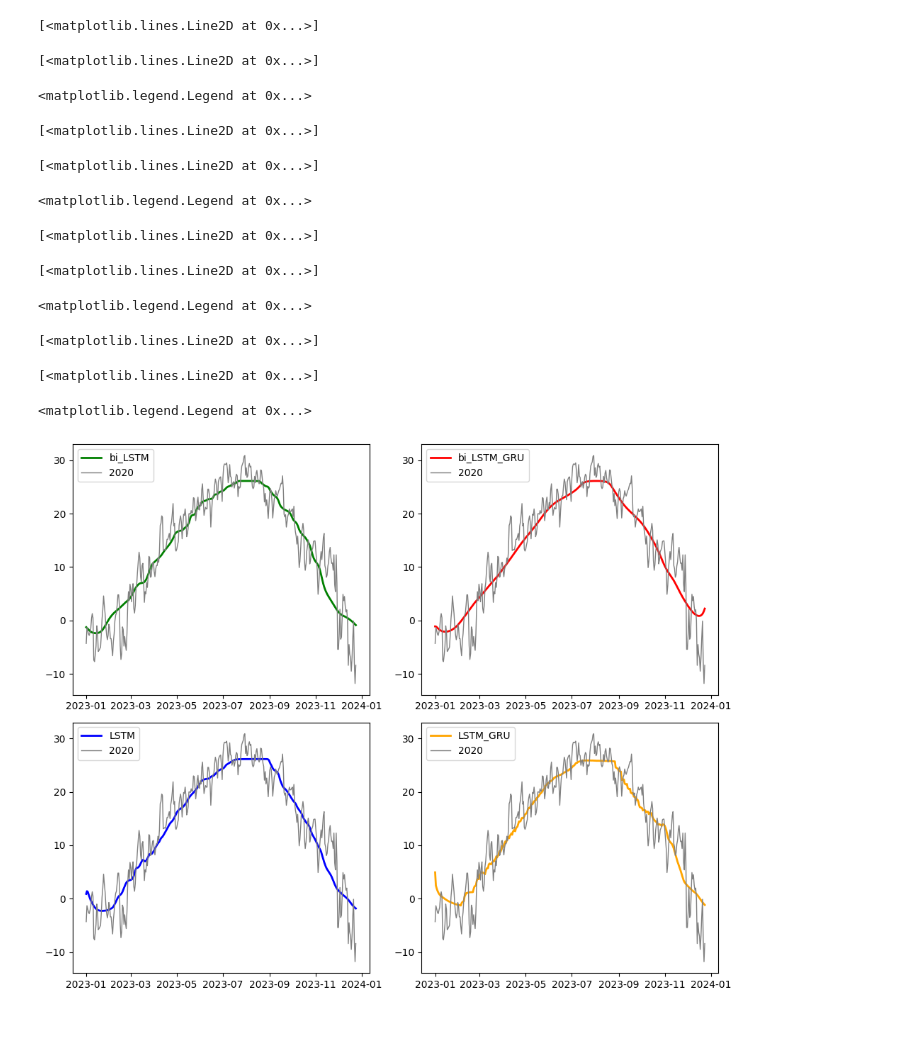
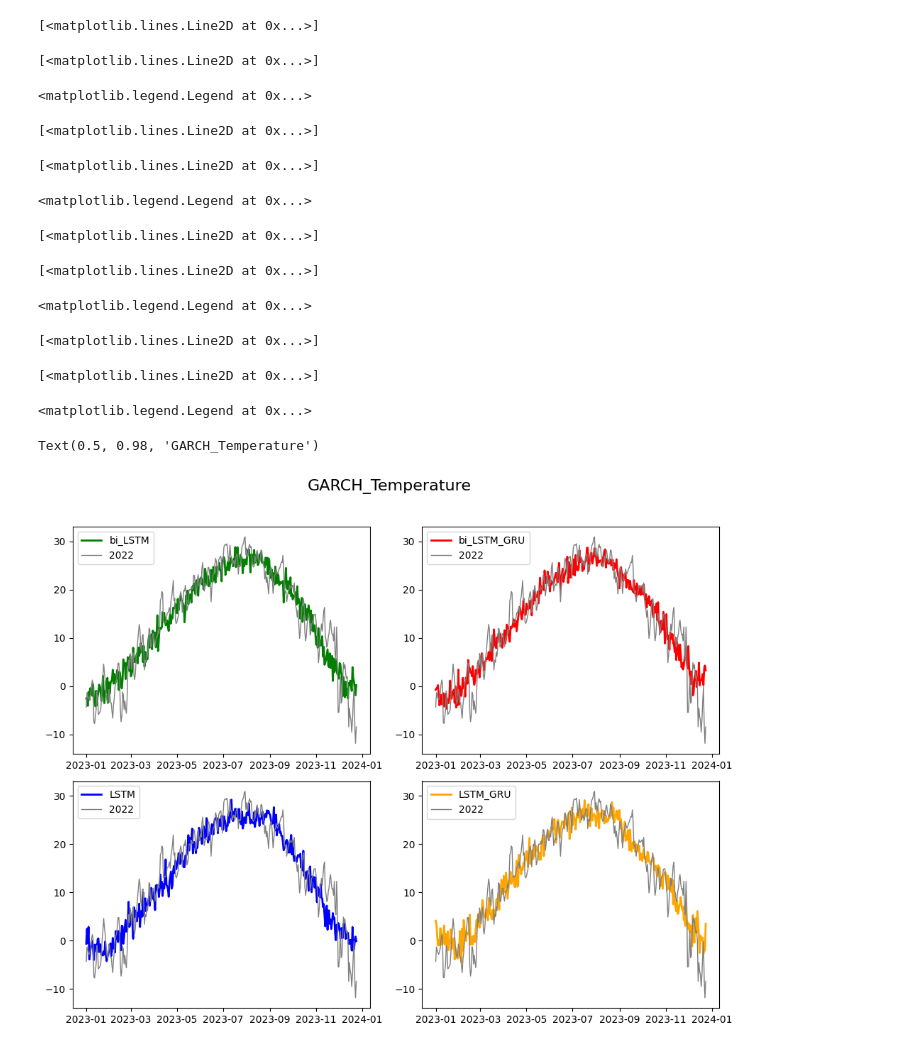
Before and after one commit to kimjuhwan1234/Bigdata_Analysis, a Jupyter notebook: Codes/EDA.ipynb, the cells around one changed output. Saved outputs shown, nothing was run; the diff lists cells and outputs as text; code cells hidden in the pictures.

```diff
--- a/Codes/EDA.ipynb
+++ b/Codes/EDA.ipynb
@@ -20,0 +19,5 @@ benchmark=benchmark.iloc[:358]
+# %%
+benchmark = data['평균기온'][data['년'] == '2022']
+benchmark = pd.DataFrame(benchmark.iloc[:358])
+benchmark.reset_index(inplace=True)
+benchmark.pop('index')
@@ -56,35 +133,42 @@ Text(0.5, 1.0, 'Predicted avg_Temperature')
 # %%
-fig, axs = plt.subplots(2,2, figsize=(10,8))
-axs[0, 0].plot(X, Y1, color="green", linewidth="2", label="bi_LSTM")
-axs[0, 0].plot(X, benchmark, color="grey", linewidth="1", label="2020")
+Z1 = sub1['GARCH_Temperature']
+Z2 = sub2['GARCH_Temperature']
+Z3 = sub3['GARCH_Temperature']
+Z4 = sub4['GARCH_Temperature']
+
+fig, axs = plt.subplots(2, 2, figsize=(10, 8))
+axs[0, 0].plot(X, Z1, color="green", linewidth="2", label="bi_LSTM")
+axs[0, 0].plot(X, benchmark, color="grey", linewidth="1", label="2022")
 axs[0, 0].legend(loc="upper left")
 
-axs[0, 1].plot(X, Y2, color="red", linewidth="2", label="bi_LSTM_GRU")
-axs[0, 1].plot(X, benchmark, color="grey", linewidth="1", label="2020")
+axs[0, 1].plot(X, Z2, color="red", linewidth="2", label="bi_LSTM_GRU")
+axs[0, 1].plot(X, benchmark, color="grey", linewidth="1", label="2022")
 axs[0, 1].legend(loc="upper left")
 
-axs[1, 0].plot(X, Y3, color="blue", linewidth="2", label="LSTM")
-axs[1, 0].plot(X, benchmark, color="grey", linewidth="1", label="2020")
+axs[1, 0].plot(X, Z3, color="blue", linewidth="2", label="LSTM")
+axs[1, 0].plot(X, benchmark, color="grey", linewidth="1", label="2022")
 axs[1, 0].legend(loc="upper left")
 
-axs[1, 1].plot(X, Y4, color="orange", linewidth="2", label="LSTM_GRU")
-axs[1, 1].plot(X, benchmark, color="grey", linewidth="1", label="2020")
+axs[1, 1].plot(X, Z4, color="orange", linewidth="2", label="LSTM_GRU")
+axs[1, 1].plot(X, benchmark, color="grey", linewidth="1", label="2022")
 axs[1, 1].legend(loc="upper left")
 
-fig.tight_layout()
+fig.suptitle('GARCH_Temperature', fontsize=16)
+fig.tight_layout(rect=[0, 0, 1, 0.96])
 
 fig.show()
 # %% [output]
 [<matplotlib.lines.Line2D at 0x...>]
 [<matplotlib.lines.Line2D at 0x...>]
 <matplotlib.legend.Legend at 0x...>
 [<matplotlib.lines.Line2D at 0x...>]
 [<matplotlib.lines.Line2D at 0x...>]
 <matplotlib.legend.Legend at 0x...>
 [<matplotlib.lines.Line2D at 0x...>]
 [<matplotlib.lines.Line2D at 0x...>]
 <matplotlib.legend.Legend at 0x...>
 [<matplotlib.lines.Line2D at 0x...>]
 [<matplotlib.lines.Line2D at 0x...>]
 <matplotlib.legend.Legend at 0x...>
+Text(0.5, 0.98, 'GARCH_Temperature')
-[figure, old version]
+[figure, new version]
```
Also changed, not shown: parts of 9 cells of this notebook, 9 other files.
